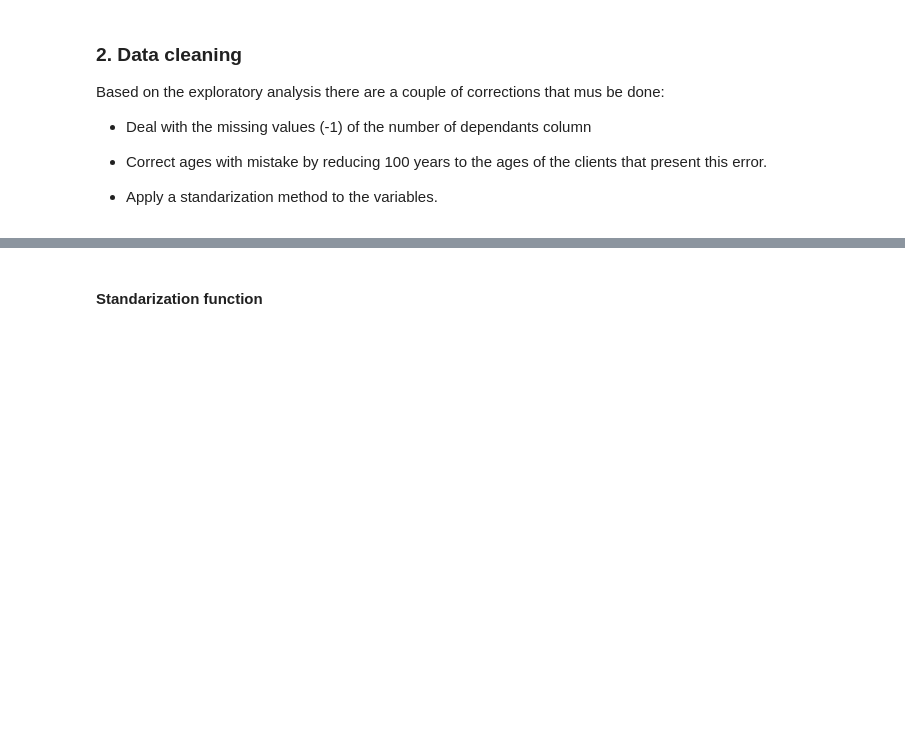
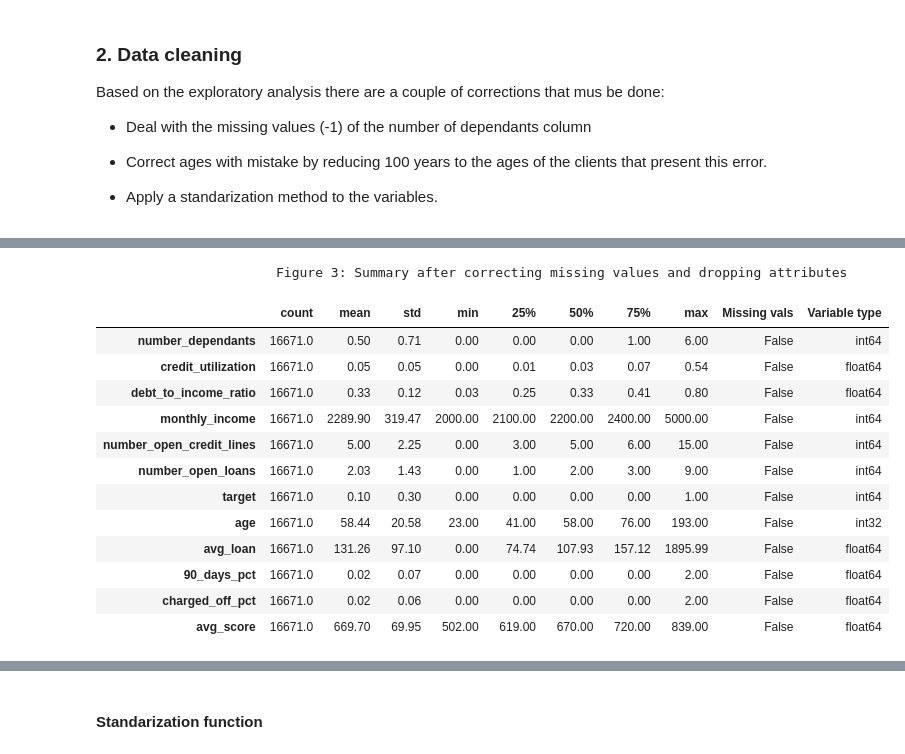
Before and after one commit to kevinmiguel97/Credit-default-model, a Jupyter notebook: Credit_default_model.ipynb, the cells around one changed output, grey strips where cells are left out. Drawn from its saved outputs; the diff is of its cells as text; code cells hidden in the pictures; blank space fills up the shorter version.

```diff
--- a/Credit_default_model.ipynb
+++ b/Credit_default_model.ipynb
@@ -598,0 +607,23 @@ Based on the exploratory analysis there are a couple of corrections that mus be
+# %%
+# Filling missing values training
+df_train_new = fill_missing(df_train_new)
+# Filling missing values training
+df_test_new = fill_missing(df_test_new)
+
+# Displaying new summary
+summary_stats(df_train_new, title='Figure 3: Summary after correcting missing values and dropping attributes')
+# %% [output]
+                       Figure 3: Summary after correcting missing values and dropping attributes
+|  | count | mean | std | min | 25% | 50% | 75% | max | Missing vals | Variable type |
+| number_dependants | 16671.0 | 0.50 | 0.71 | 0.00 | 0.00 | 0.00 | 1.00 | 6.00 | False | int64 |
+| credit_utilization | 16671.0 | 0.05 | 0.05 | 0.00 | 0.01 | 0.03 | 0.07 | 0.54 | False | float64 |
+| debt_to_income_ratio | 16671.0 | 0.33 | 0.12 | 0.03 | 0.25 | 0.33 | 0.41 | 0.80 | False | float64 |
+| monthly_income | 16671.0 | 2289.90 | 319.47 | 2000.00 | 2100.00 | 2200.00 | 2400.00 | 5000.00 | False | int64 |
+| number_open_credit_lines | 16671.0 | 5.00 | 2.25 | 0.00 | 3.00 | 5.00 | 6.00 | 15.00 | False | int64 |
+| number_open_loans | 16671.0 | 2.03 | 1.43 | 0.00 | 1.00 | 2.00 | 3.00 | 9.00 | False | int64 |
+| target | 16671.0 | 0.10 | 0.30 | 0.00 | 0.00 | 0.00 | 0.00 | 1.00 | False | int64 |
+| age | 16671.0 | 58.44 | 20.58 | 23.00 | 41.00 | 58.00 | 76.00 | 193.00 | False | int32 |
+| avg_loan | 16671.0 | 131.26 | 97.10 | 0.00 | 74.74 | 107.93 | 157.12 | 1895.99 | False | float64 |
+| 90_days_pct | 16671.0 | 0.02 | 0.07 | 0.00 | 0.00 | 0.00 | 0.00 | 2.00 | False | float64 |
+| charged_off_pct | 16671.0 | 0.02 | 0.06 | 0.00 | 0.00 | 0.00 | 0.00 | 2.00 | False | float64 |
+| avg_score | 16671.0 | 669.70 | 69.95 | 502.00 | 619.00 | 670.00 | 720.00 | 839.00 | False | float64 |
```
Also changed, not shown: parts of 10 cells of this notebook.
